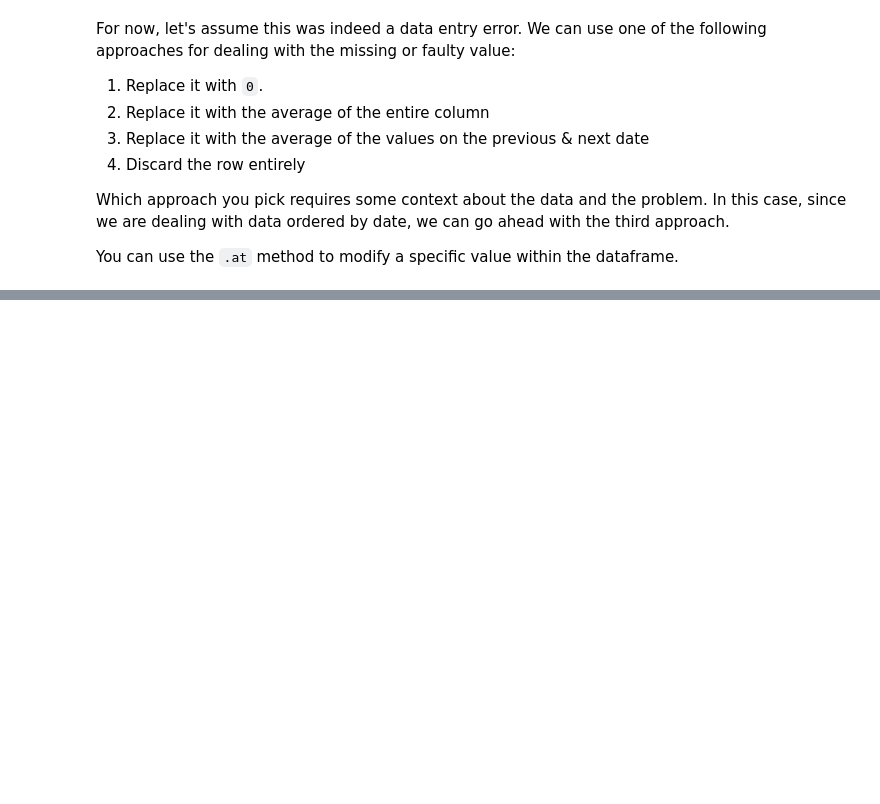
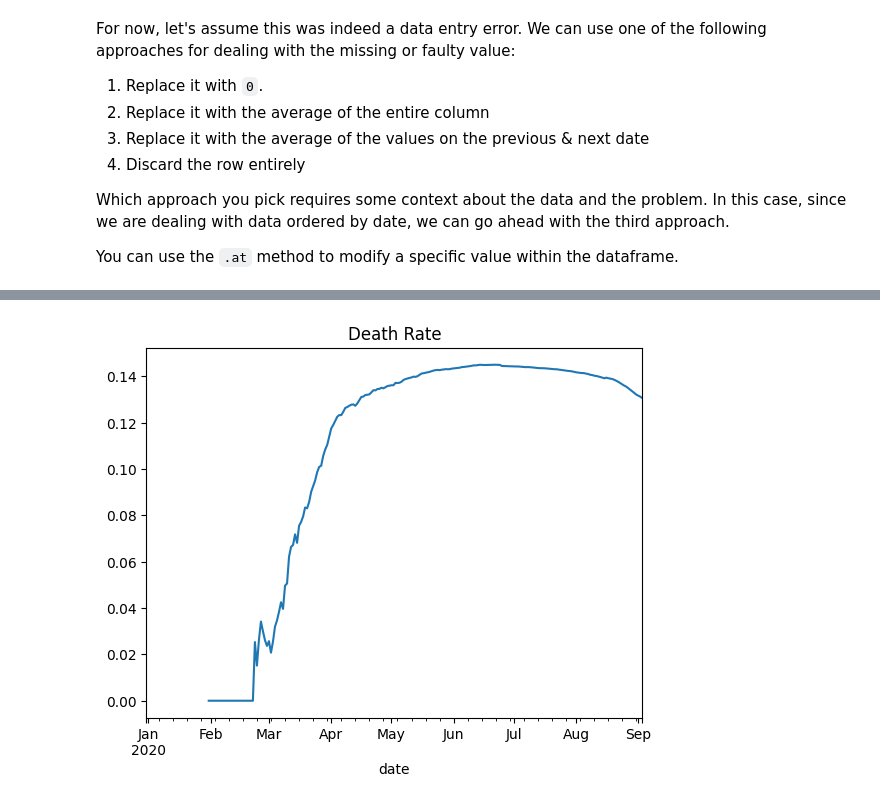
Before and after one commit to Gourav-Yadav-arch/Learning-python, a Jupyter notebook: learning_pandas.ipynb, the cells around one changed output, grey strips where cells are left out. Drawn from its saved outputs; the diff is of its cells as text; code cells hidden in the pictures; blank space fills up the shorter version.

```diff
--- a/learning_pandas.ipynb
+++ b/learning_pandas.ipynb
@@ -586,0 +984,5 @@ covid_df.at[172,'new_cases'] = (covid_df.at[171,'new_cases'] + covid_df.at[173,'
+# %%
+death_rate = result_df.total_deaths / result_df.total_cases
+death_rate.plot(title = 'Death Rate');
+# %% [output]
+[figure, added]
```
Also changed, not shown: parts of 59 cells of this notebook, 2 other files.
